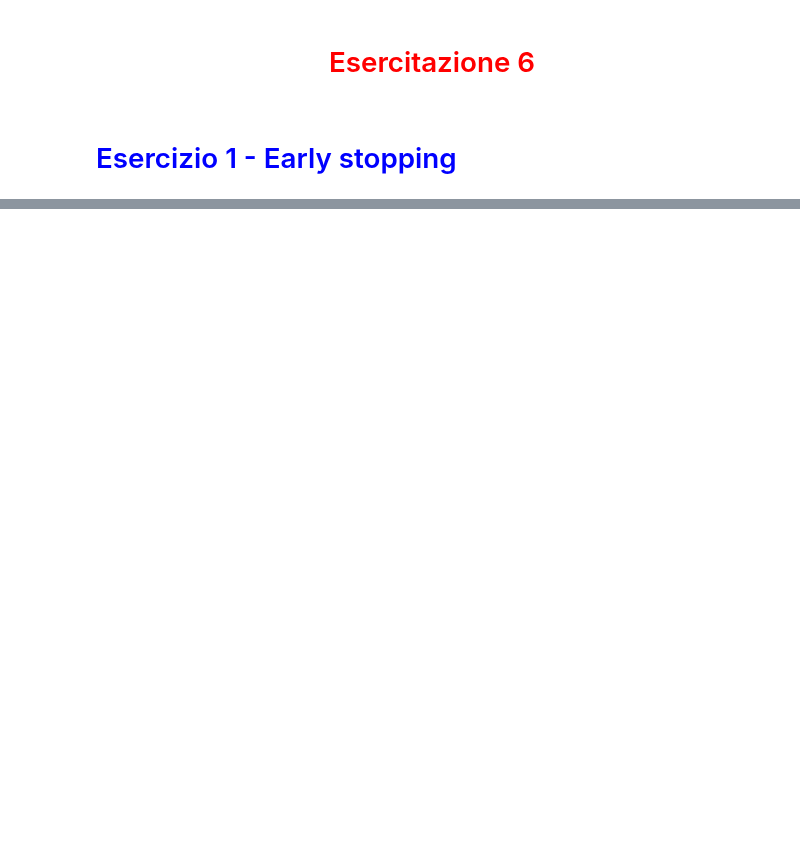
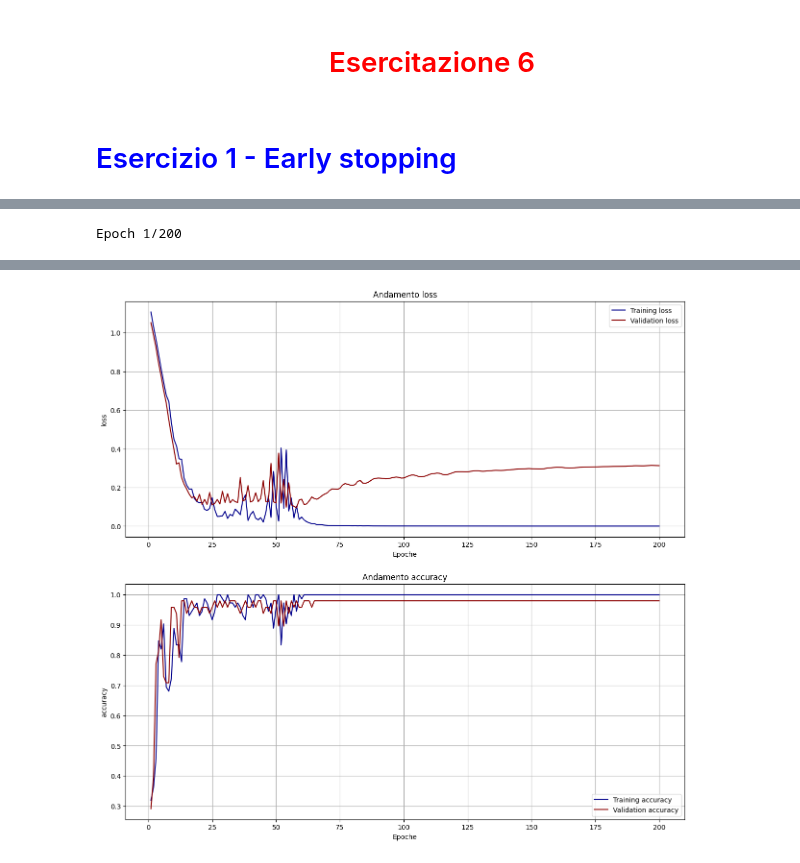
Before and after one commit to Negrini085/DeepLearning, a Jupyter notebook: Esercitazioni/lab_06.ipynb, the cells around one changed output, grey strips where cells are left out. Cells and saved outputs as stored; diff of their text form; code cells hidden in the pictures; blank space fills up the shorter version.

```diff
--- a/Esercitazioni/lab_06.ipynb
+++ b/Esercitazioni/lab_06.ipynb
@@ -196,0 +109,69 @@ Epoch 200/200
+# %%
+def plotTrInfo(hist):
+    # Funzione per graficare l'evoluzione di loss ed accuracy in fase di allenamento
+    fig, ax = plt.subplots(2, 1, figsize=(15,14))
+
+    dim = len(hist.history['loss'])
+    lab = ['loss', 'accuracy']
+
+    for i, l in enumerate(lab):
+        ax[i].plot(np.linspace(1, dim, dim), hist.history[l], color = 'darkblue', label = "Training " + l)
+        ax[i].plot(np.linspace(1, dim, dim), hist.history['val_'+l], color = 'darkred', label = "Validation " + l)
+        ax[i].set_title("Andamento " + l)
+        ax[i].set_xlabel("Epoche")
+        ax[i].set_ylabel(l)
+
+        ax[i].legend(loc="best")
+        ax[i].grid(True)
+    plt.show()
+
+
+# Creazione del modello. Dato che il problema che stiamo prendendo in considerazione è un
+# problema di classificazione, è necessario che i nodi di output siano tanti quanti sono le
+# classi del dataset in analisi. Per tali componenti della rete vogliamo utilizzare come funzione
+# d'attivazione 'softmax', in modo tale che sia possibile identificare quale sia la predizione più
+# probabile del modello.
+def buildMod():
+    # Funzione per creare il modello. Stiamo pensando di utilizzare un DNN con diversi layers nascosti
+    # in modo tale da rendere eccessivamente complicato il modello e poter lavorare con early stopping
+    # techniques. Il layer di output conterrà tre soli nodi, per valutare quale sia la classe a cui
+    # appartiene con maggior probabilità il campione in analisi.
+    model = tf.keras.models.Sequential([
+        tf.keras.layers.Dense(64, activation='relu', input_shape=(4,)),
+        tf.keras.layers.Dense(128, activation='relu'),
+        tf.keras.layers.Dense(128, activation='relu'),
+        tf.keras.layers.Dense(128, activation='relu'),
+        tf.keras.layers.Dense(64, activation='relu'),
+        tf.keras.layers.Dense(64, activation='relu'),
+        tf.keras.layers.Dense(64, activation='relu'),
+        tf.keras.layers.Dense(3, activation='softmax')
+    ])
+
+    return model
+
+
+# Divido dataset in allenamento e validation, per poter allenare in modo adeguato il modello
+# All'interno dei dati di training vado a selezionare quali sono gli input del modello e quali
+# invece gli output auspicabili. Random state consente di specificare il seme del generatore di
+# numeri casuali utilizzato per effettuare lo splitting del dataset grazie al metodo .sample()
+trainS = irisDf.sample(frac = 0.8, random_state=1)      # Seleziona 80% dataset
+valS = irisDf.drop(trainS.index)                        # Identifica il restante 20%
+
+# Per estrarre dati da dataframe pandas utilizzo il metodo iloc, che consente di lavorare con
+# indici riga ed indici colonna invece di usare le labels
+trIn = trainS.iloc[:, 0:4]
+trOut = trainS.iloc[:, 4:7]
+
+
+# Definisco un modello e lo compilo utilizzando come ottimizzatore Adam ed invece come funzione di
+# perdita 'categorical_crossentropy'. Alleno la rete per 200 epoche utilizzando come dataset di validazione
+# il 40 % del dataset di input. Questa tecnica viene utilizzata per ridurre l'overfitting ed è un buon approccio
+#  quando non si vuole fare uno split manuale dei dati, ma comunque è necessario monitorare le prestazioni del modello
+# su dati non visti durante l’allenamento
+mod1 = buildMod()
+mod1.compile(optimizer='adam', loss='categorical_crossentropy', metrics=['accuracy'])
+
+hist1 = mod1.fit( trIn, trOut, epochs=200, validation_split=0.4, batch_size=32)
+plotTrInfo(hist1)
+# %% [output]
+Epoch 1/200
@@ -196,0 +195 @@ Epoch 200/200
+[figure, added]
```
Also changed, not shown: parts of 4 cells of this notebook.
